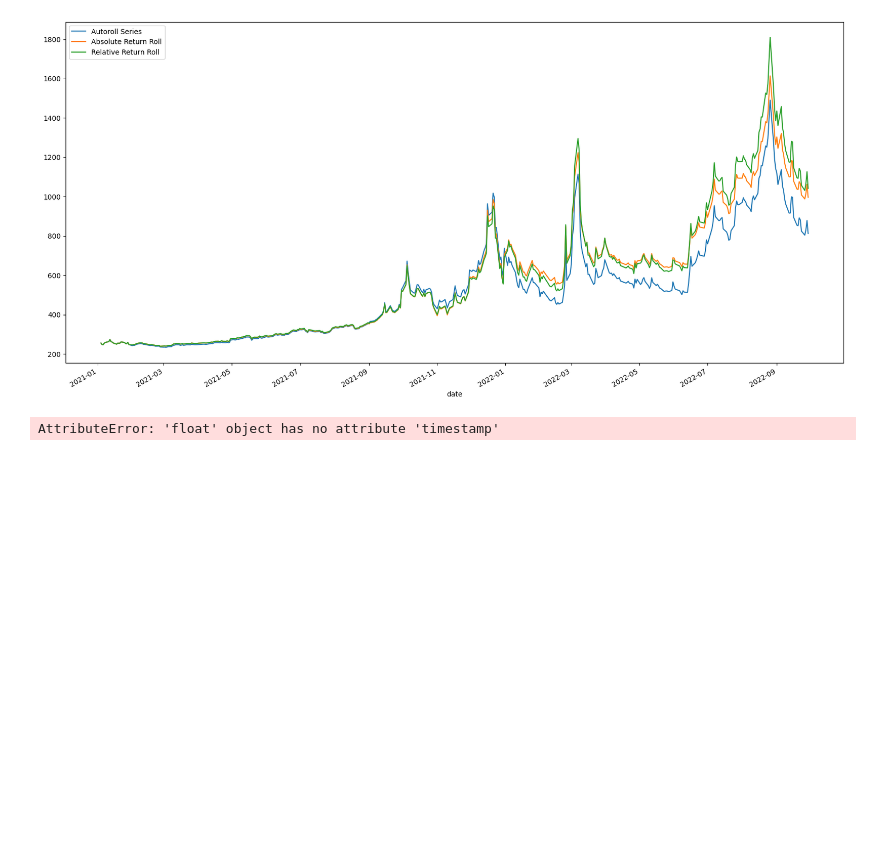
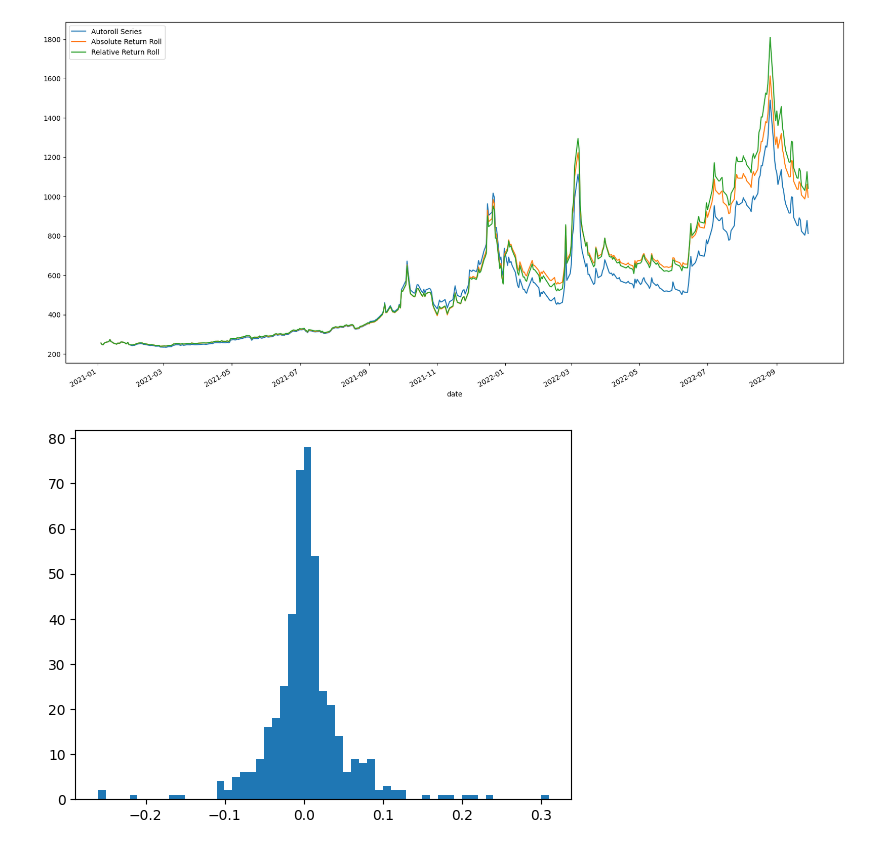
Before and after one commit to McSavage/MLFinLab, a Jupyter notebook: notebooks/hudson_example2.ipynb, the cells around one changed output. Saved outputs shown, nothing was run; the diff lists cells and outputs as text; code cells hidden in the pictures; blank space fills up the shorter version.

```diff
--- a/notebooks/hudson_example2.ipynb
+++ b/notebooks/hudson_example2.ipynb
@@ -86,13 +88,11 @@ _ = plt.legend(loc="best")
 plt.show()
 # %% [output]
 [figure]
-# %%
-from mlfinlab.data_structures import time_data_structures
-# Get processed tick data csv from url
-
-time_bars = time_data_structures.get_time_bars(
-    continuous_contract_relative_method, resolution="D", verbose=False
-)
-time_bars
-# %% [output]
-AttributeError: 'float' object has no attribute 'timestamp'
+# %%
+time_bars = np.log(continuous_contract_relative_method.close/continuous_contract_relative_method.close.shift(1)).dropna()
+
+bin_len = 0.01
+plt.hist(time_bars, bins=np.arange(min(time_bars),max(time_bars)+bin_len, bin_len))
+plt.show()
+# %% [output]
+[figure, added]
```
Also changed, not shown: parts of 21 cells of this notebook, 2 other files.
